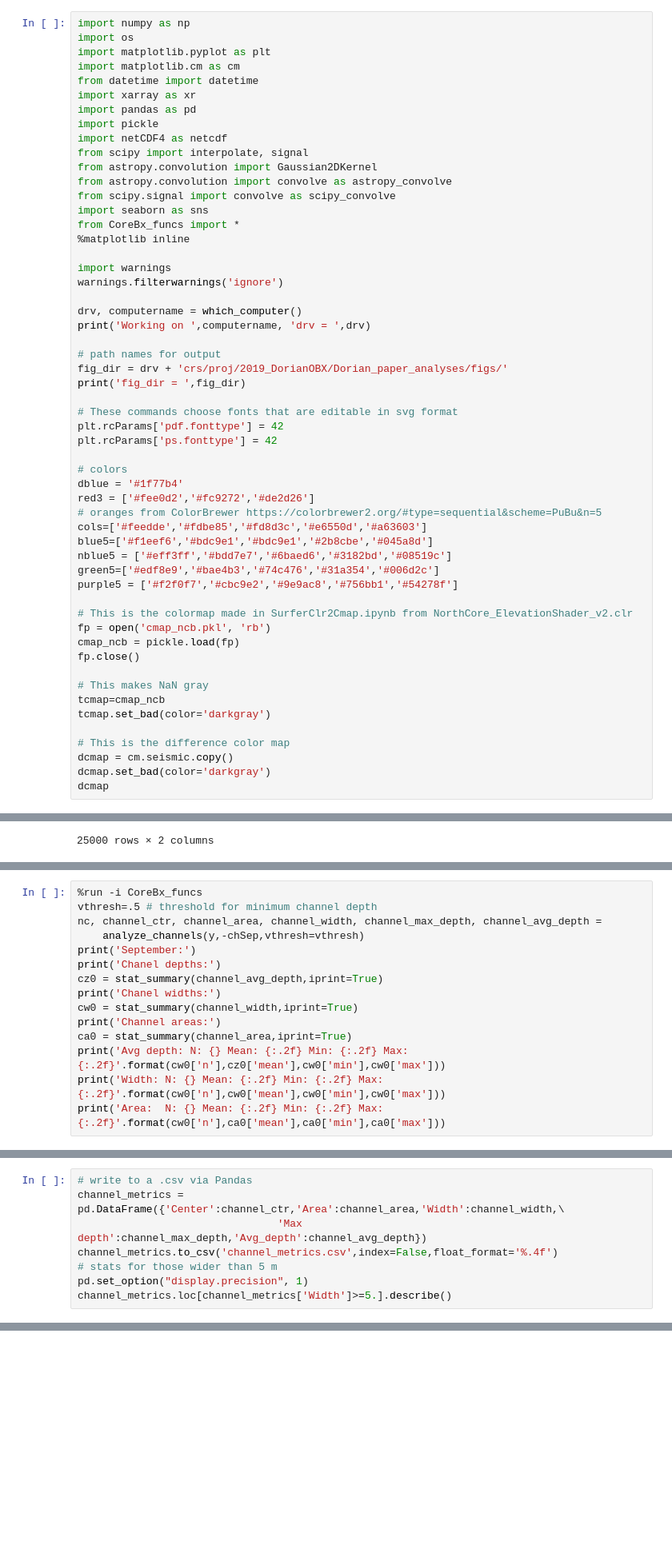
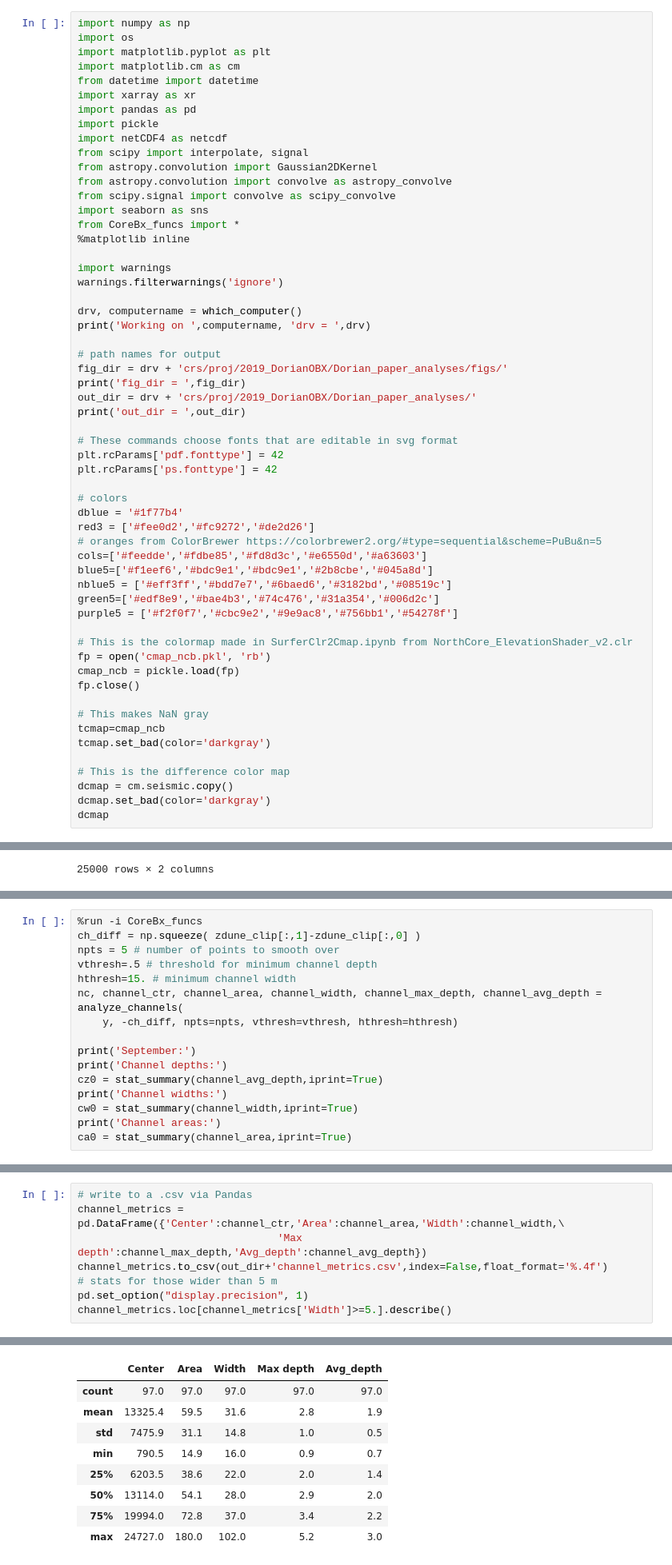
Before and after one commit to csherwood-usgs/CoreBx, a Jupyter notebook: CoreBx_process.ipynb, the cells around one changed output, grey strips where cells are left out. Shown at 80% size. Drawn from its saved outputs; the diff is of its cells as text; blank space fills up the shorter version.

Commit message:
added sed trans with arc channels

```diff
--- a/CoreBx_process.ipynb
+++ b/CoreBx_process.ipynb
@@ -36,6 +36,8 @@ print('Working on ',computername, 'drv = ',drv)
 # path names for output
 fig_dir = drv + 'crs/proj/2019_DorianOBX/Dorian_paper_analyses/figs/'
 print('fig_dir = ',fig_dir)
+out_dir = drv + 'crs/proj/2019_DorianOBX/Dorian_paper_analyses/'
+print('out_dir = ',out_dir)
 
 # These commands choose fonts that are editable in svg format
 plt.rcParams['pdf.fonttype'] = 42
@@ -1578,17 +1581,18 @@ print(np.sum(np.isfinite(chSep)))
 [figure]
 # %%
 %run -i CoreBx_funcs
+ch_diff = np.squeeze( zdune_clip[:,1]-zdune_clip[:,0] )
+npts = 5 # number of points to smooth over
 vthresh=.5 # threshold for minimum channel depth
-nc, channel_ctr, channel_area, channel_width, channel_max_depth, channel_avg_depth =
-    analyze_channels(y,-chSep,vthresh=vthresh)
+hthresh=15. # minimum channel width
+nc, channel_ctr, channel_area, channel_width, channel_max_depth, channel_avg_depth = analyze_channels(
+    y, -ch_diff, npts=npts, vthresh=vthresh, hthresh=hthresh)
+
 print('September:')
-print('Chanel depths:')
+print('Channel depths:')
 cz0 = stat_summary(channel_avg_depth,iprint=True)
-print('Chanel widths:')
+print('Channel widths:')
 cw0 = stat_summary(channel_width,iprint=True)
 print('Channel areas:')
 ca0 = stat_summary(channel_area,iprint=True)
-print('Avg depth: N: {} Mean: {:.2f} Min: {:.2f} Max: {:.2f}'.format(cw0['n'],cz0['mean'],cw0['min'],cw0['max']))
-print('Width: N: {} Mean: {:.2f} Min: {:.2f} Max: {:.2f}'.format(cw0['n'],cw0['mean'],cw0['min'],cw0['max']))
-print('Area:  N: {} Mean: {:.2f} Min: {:.2f} Max: {:.2f}'.format(cw0['n'],ca0['mean'],ca0['min'],ca0['max']))
 # %% [output]
@@ -1597,7 +1615,7 @@ SyntaxError: invalid syntax (2449251247.py, line 3)
 # write to a .csv via Pandas
 channel_metrics = pd.DataFrame({'Center':channel_ctr,'Area':channel_area,'Width':channel_width,\
                                 'Max depth':channel_max_depth,'Avg_depth':channel_avg_depth})
-channel_metrics.to_csv('channel_metrics.csv',index=False,float_format='%.4f')
+channel_metrics.to_csv(out_dir+'channel_metrics.csv',index=False,float_format='%.4f')
 # stats for those wider than 5 m
 pd.set_option("display.precision", 1)
 channel_metrics.loc[channel_metrics['Width']>=5.].describe()
@@ -1605,0 +1623,9 @@ NameError: name 'channel_ctr' is not defined
+|  | Center | Area | Width | Max depth | Avg_depth |
+| count | 97.0 | 97.0 | 97.0 | 97.0 | 97.0 |
+| mean | 13325.4 | 59.5 | 31.6 | 2.8 | 1.9 |
+| std | 7475.9 | 31.1 | 14.8 | 1.0 | 0.5 |
+| min | 790.5 | 14.9 | 16.0 | 0.9 | 0.7 |
+| 25% | 6203.5 | 38.6 | 22.0 | 2.0 | 1.4 |
+| 50% | 13114.0 | 54.1 | 28.0 | 2.9 | 2.0 |
+| 75% | 19994.0 | 72.8 | 37.0 | 3.4 | 2.2 |
+| max | 24727.0 | 180.0 | 102.0 | 5.2 | 3.0 |
```
Also changed, not shown: parts of 13 cells of this notebook, 3 other files.
